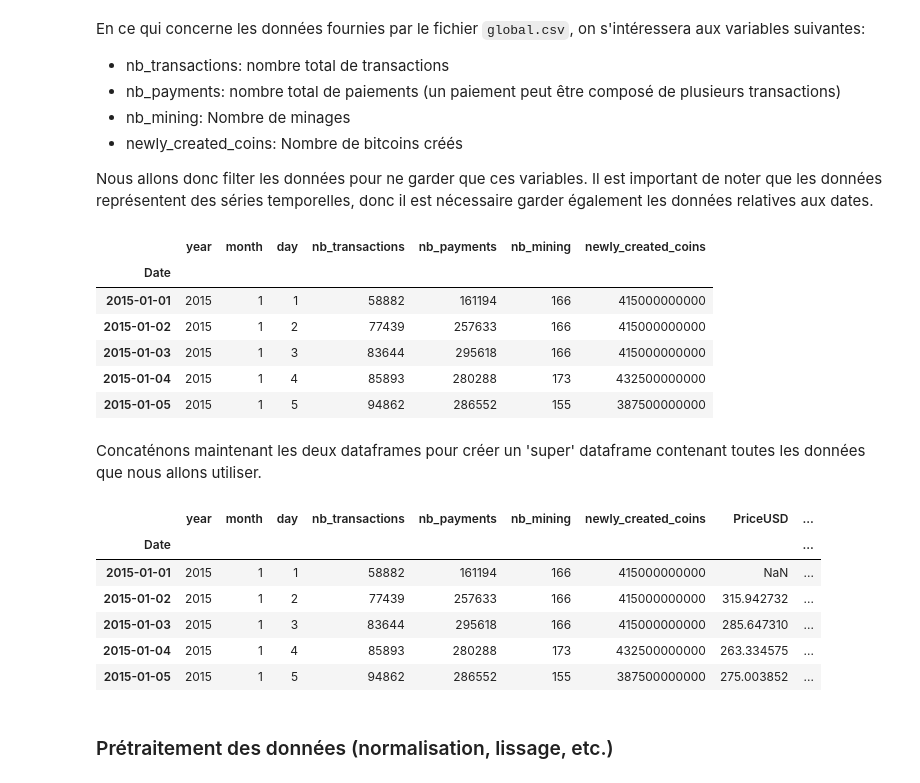
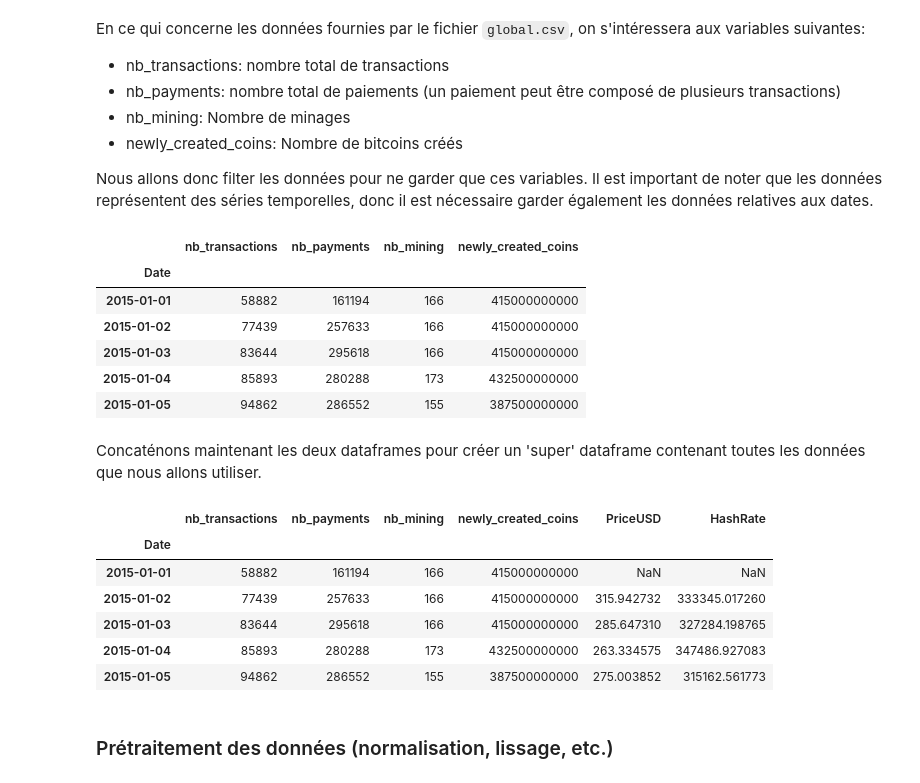
Before and after one commit to sinansoulier/BlockChainPYBD, a Jupyter notebook: analysis.ipynb, the cells around one changed output. Saved outputs shown, nothing was run; the diff lists cells and outputs as text; code cells hidden in the pictures.

```diff
--- a/analysis.ipynb
+++ b/analysis.ipynb
@@ -43,16 +43,16 @@ En ce qui concerne les données fournies par le fichier `global.csv`, on s'inté
 
 Nous allons donc filter les données pour ne garder que ces variables. Il est important de noter que les données représentent des séries temporelles, donc il est nécessaire garder également les données relatives aux dates.
 # %%
-global_df = global_df[['year', 'month', 'day', 'nb_transactions', 'nb_payments', 'nb_mining', 'newly_created_coins']]
+global_df = global_df[['nb_transactions', 'nb_payments', 'nb_mining', 'newly_created_coins']]
 global_df.head()
 # %% [output]
-|  | year | month | day | nb_transactions | nb_payments | nb_mining | newly_created_coins |
-| Date |  |  |  |  |  |  |  |
-| 2015-01-01 | 2015 | 1 | 1 | 58882 | 161194 | 166 | 415000000000 |
-| 2015-01-02 | 2015 | 1 | 2 | 77439 | 257633 | 166 | 415000000000 |
-| 2015-01-03 | 2015 | 1 | 3 | 83644 | 295618 | 166 | 415000000000 |
-| 2015-01-04 | 2015 | 1 | 4 | 85893 | 280288 | 173 | 432500000000 |
-| 2015-01-05 | 2015 | 1 | 5 | 94862 | 286552 | 155 | 387500000000 |
+|  | nb_transactions | nb_payments | nb_mining | newly_created_coins |
+| Date |  |  |  |  |
+| 2015-01-01 | 58882 | 161194 | 166 | 415000000000 |
+| 2015-01-02 | 77439 | 257633 | 166 | 415000000000 |
+| 2015-01-03 | 83644 | 295618 | 166 | 415000000000 |
+| 2015-01-04 | 85893 | 280288 | 173 | 432500000000 |
+| 2015-01-05 | 94862 | 286552 | 155 | 387500000000 |
 # %% [markdown]
 Concaténons maintenant les deux dataframes pour créer un 'super' dataframe contenant toutes les données que nous allons utiliser.
 # %%
@@ -60,13 +60,13 @@ Concaténons maintenant les deux dataframes pour créer un 'super' dataframe con
 df = pd.concat([global_df, external_df], axis=1)
 df.head()
 # %% [output]
-|  | year | month | day | nb_transactions | nb_payments | nb_mining | newly_created_coins | PriceUSD | ... |
-| Date |  |  |  |  |  |  |  |  | ... |
-| 2015-01-01 | 2015 | 1 | 1 | 58882 | 161194 | 166 | 415000000000 | NaN | ... |
-| 2015-01-02 | 2015 | 1 | 2 | 77439 | 257633 | 166 | 415000000000 | 315.942732 | ... |
-| 2015-01-03 | 2015 | 1 | 3 | 83644 | 295618 | 166 | 415000000000 | 285.647310 | ... |
-| 2015-01-04 | 2015 | 1 | 4 | 85893 | 280288 | 173 | 432500000000 | 263.334575 | ... |
-| 2015-01-05 | 2015 | 1 | 5 | 94862 | 286552 | 155 | 387500000000 | 275.003852 | ... |
+|  | nb_transactions | nb_payments | nb_mining | newly_created_coins | PriceUSD | HashRate |
+| Date |  |  |  |  |  |  |
+| 2015-01-01 | 58882 | 161194 | 166 | 415000000000 | NaN | NaN |
+| 2015-01-02 | 77439 | 257633 | 166 | 415000000000 | 315.942732 | 333345.017260 |
+| 2015-01-03 | 83644 | 295618 | 166 | 415000000000 | 285.647310 | 327284.198765 |
+| 2015-01-04 | 85893 | 280288 | 173 | 432500000000 | 263.334575 | 347486.927083 |
+| 2015-01-05 | 94862 | 286552 | 155 | 387500000000 | 275.003852 | 315162.561773 |
 # %% [markdown]
 ### Prétraitement des données (normalisation, lissage, etc.)
 # %%
```
Also changed, not shown: parts of 12 cells of this notebook.
